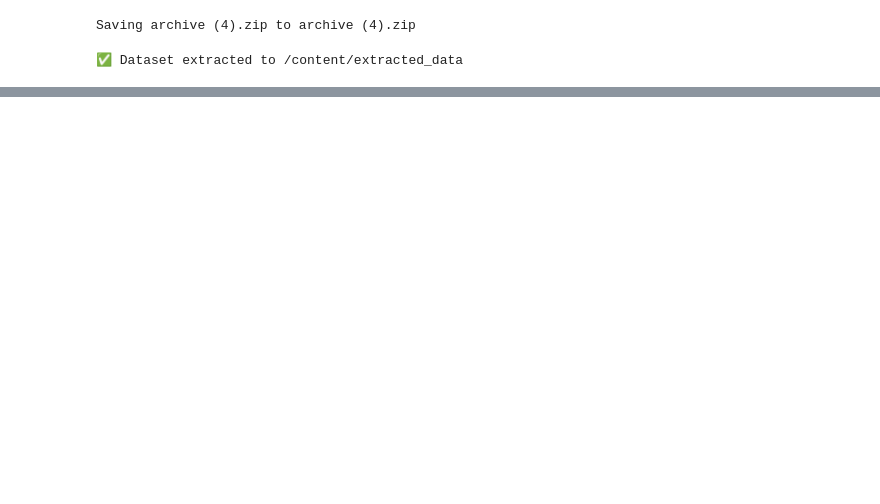
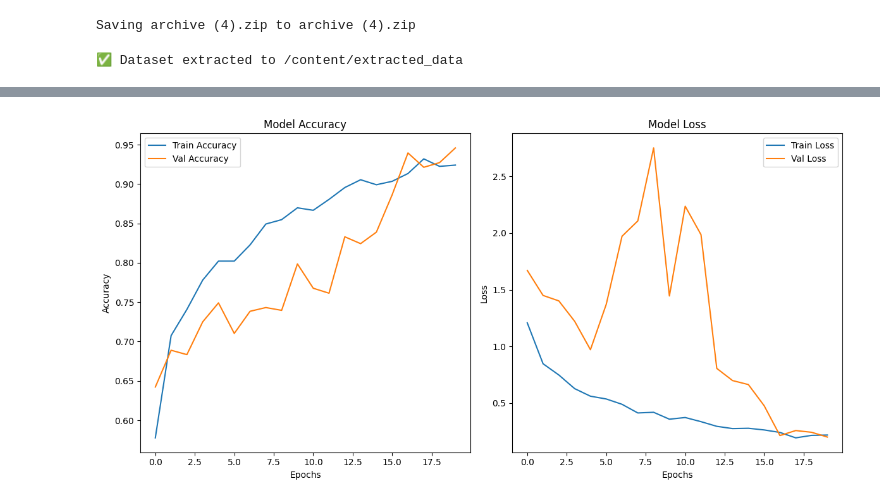
Before and after one commit to vigneshNagaraja/Final-project-Waste-Management-, a Jupyter notebook: Another_copy_of_Untitled0.ipynb, the cells around one changed output, grey strips where cells are left out. Saved outputs shown, nothing was run; the diff lists cells and outputs as text; code cells hidden in the pictures; blank space fills up the shorter version.

```diff
--- a/Another_copy_of_Untitled0.ipynb
+++ b/Another_copy_of_Untitled0.ipynb
@@ -113,0 +579,80 @@ Non-Biodegradable: 220 images
+# %%
+import tensorflow as tf
+from tensorflow.keras.preprocessing.image import ImageDataGenerator
+from tensorflow.keras.applications import MobileNetV2
+from tensorflow.keras import layers, models
+from sklearn.utils.class_weight import compute_class_weight
+import numpy as np
+import matplotlib.pyplot as plt
+
+train_dir = '/content/extracted_data/dataset-resized'
+val_dir = '/content/extracted_data/dataset-resized'
+test_dir = '/content/extracted_data/dataset-resized'
+
+img_height, img_width = 128, 128
+batch_size = 32
+epochs = 20
+
+train_datagen = ImageDataGenerator(
+    rescale=1./255,
+    rotation_range=30,
+    width_shift_range=0.3,
+    height_shift_range=0.3,
+    shear_range=0.3,
+    zoom_range=0.3,
+    horizontal_flip=True,
+    vertical_flip=True,
+    fill_mode='nearest'
+)
+
+val_datagen = ImageDataGenerator(rescale=1./255)
+test_datagen = ImageDataGenerator(rescale=1./255)
+
+train_generator = train_datagen.flow_from_directory(train_dir, target_size=(img_height, img_width), batch_size=batch_size, class_mode='categorical')
+val_generator = val_datagen.flow_from_directory(val_dir, target_size=(img_height, img_width), batch_size=batch_size, class_mode='categorical')
+test_generator = test_datagen.flow_from_directory(test_dir, target_size=(img_height, img_width), batch_size=batch_size, class_mode='categorical')
+
+base_model = MobileNetV2(weights='imagenet', include_top=False, input_shape=(img_height, img_width, 3))
+base_model.trainable = True
+for layer in base_model.layers[:-20]:
+    layer.trainable = False
+
+model = models.Sequential([
+    base_model,
+    layers.GlobalAveragePooling2D(),
+    layers.Dense(512, activation='relu'),
+    layers.Dropout(0.5),
+    layers.Dense(len(train_generator.class_indices), activation='softmax')
+])
+
+lr_schedule = tf.keras.optimizers.schedules.ExponentialDecay(initial_learning_rate=0.001, decay_steps=100, decay_rate=0.9)
+optimizer = tf.keras.optimizers.Adam(learning_rate=lr_schedule)
+model.compile(optimizer=optimizer, loss='categorical_crossentropy', metrics=['accuracy'])
+
+class_weights = compute_class_weight('balanced', classes=np.unique(train_generator.classes), y=train_generator.classes)
+class_weights_dict = dict(enumerate(class_weights))
+
+history = model.fit(train_generator, epochs=epochs, validation_data=val_generator, class_weight=class_weights_dict)
+
+test_loss, test_acc = model.evaluate(test_generator)
+print(f"Test Accuracy: {test_acc:.2f}")
+print(f"Test Loss: {test_loss:.2f}")
+
+plt.figure(figsize=(12, 6))
+plt.subplot(1, 2, 1)
+plt.plot(history.history['accuracy'], label='Train Accuracy')
+plt.plot(history.history['val_accuracy'], label='Val Accuracy')
+plt.title('Model Accuracy')
+plt.xlabel('Epochs')
+plt.ylabel('Accuracy')
+plt.legend()
+plt.subplot(1, 2, 2)
+plt.plot(history.history['loss'], label='Train Loss')
+plt.plot(history.history['val_loss'], label='Val Loss')
+plt.title('Model Loss')
+plt.xlabel('Epochs')
+plt.ylabel('Loss')
+plt.legend()
+plt.tight_layout()
+plt.show()
+# %% [output]
@@ -113,0 +681 @@ Non-Biodegradable: 220 images
+[figure, added]
```
Also changed, not shown: parts of 25 cells of this notebook.
